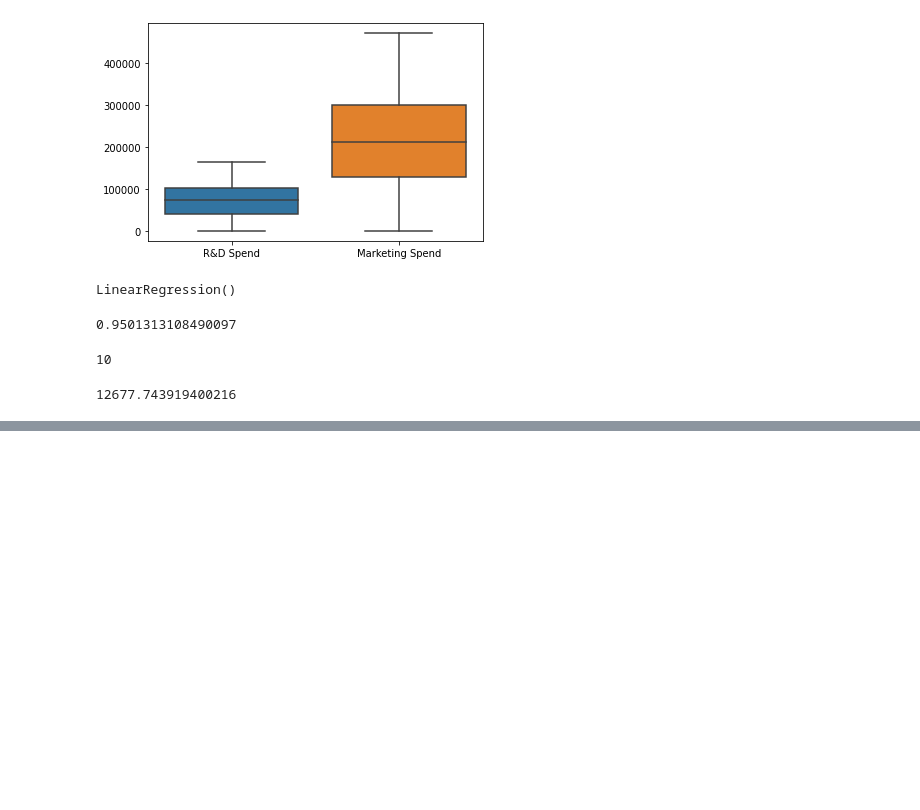
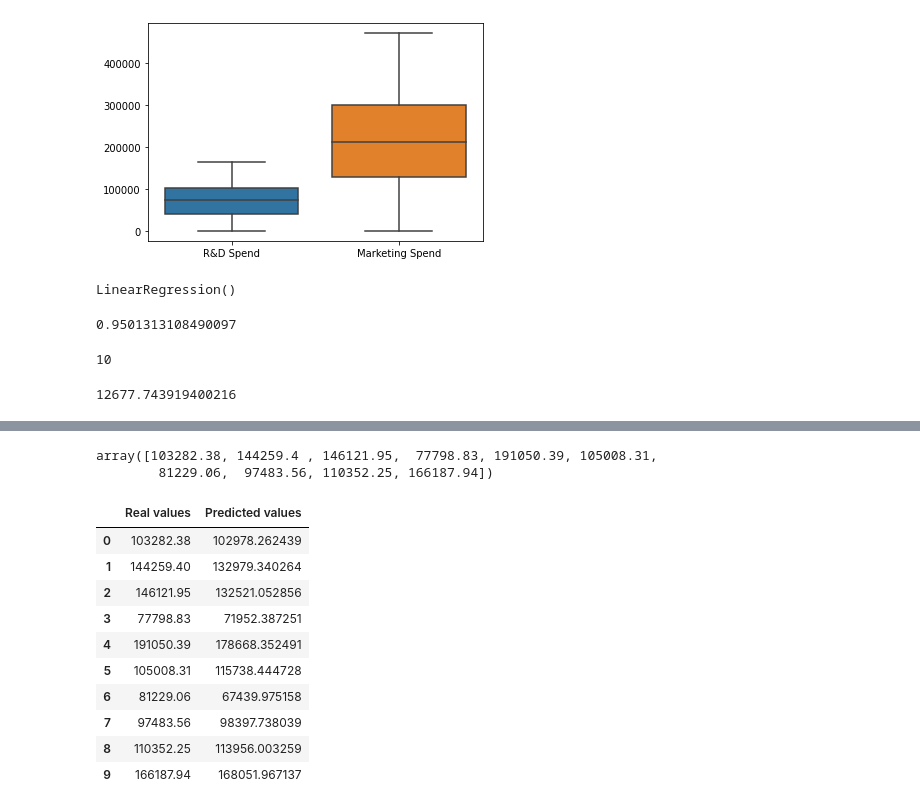
Before and after one commit to pickleprat/machine_learning, a Jupyter notebook: startup_data.ipynb, the cells around one changed output, grey strips where cells are left out. Cells and saved outputs as stored; diff of their text form; code cells hidden in the pictures; blank space fills up the shorter version.

```diff
--- a/startup_data.ipynb
+++ b/startup_data.ipynb
@@ -135,0 +193,22 @@ rms
+# %%
+y_test
+# %% [output]
+array([103282.38, 144259.4 , 146121.95,  77798.83, 191050.39, 105008.31,
+        81229.06,  97483.56, 110352.25, 166187.94])
+# %%
+df = {'Real values':y_test, 'Predicted values':y_pred}
+compare = pd.DataFrame(df)
+# %%
+compare
+# %% [output]
+|  | Real values | Predicted values |
+| 0 | 103282.38 | 102978.262439 |
+| 1 | 144259.40 | 132979.340264 |
+| 2 | 146121.95 | 132521.052856 |
+| 3 | 77798.83 | 71952.387251 |
+| 4 | 191050.39 | 178668.352491 |
+| 5 | 105008.31 | 115738.444728 |
+| 6 | 81229.06 | 67439.975158 |
+| 7 | 97483.56 | 98397.738039 |
+| 8 | 110352.25 | 113956.003259 |
+| 9 | 166187.94 | 168051.967137 |
```
Also changed, not shown: parts of 14 cells of this notebook.
